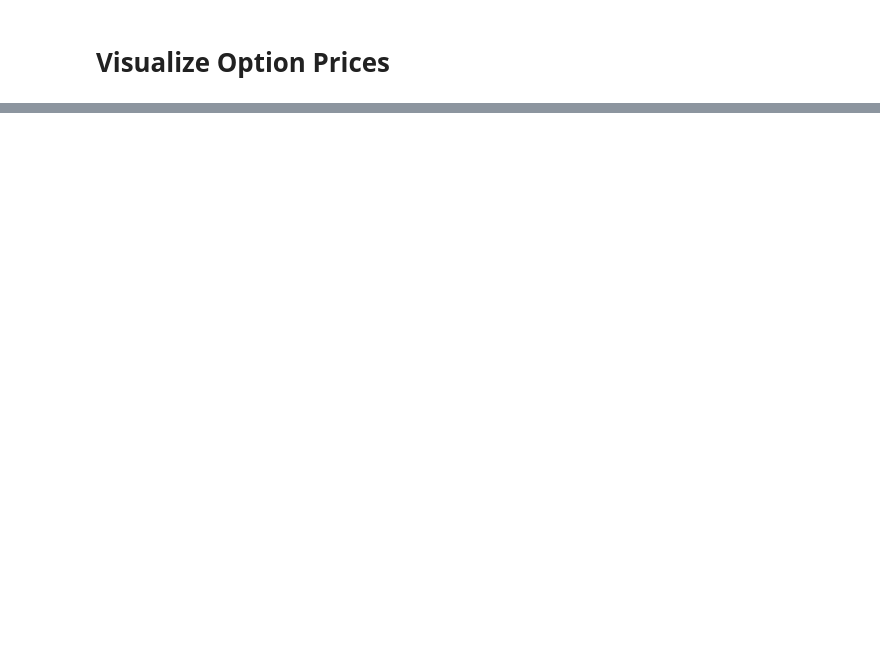
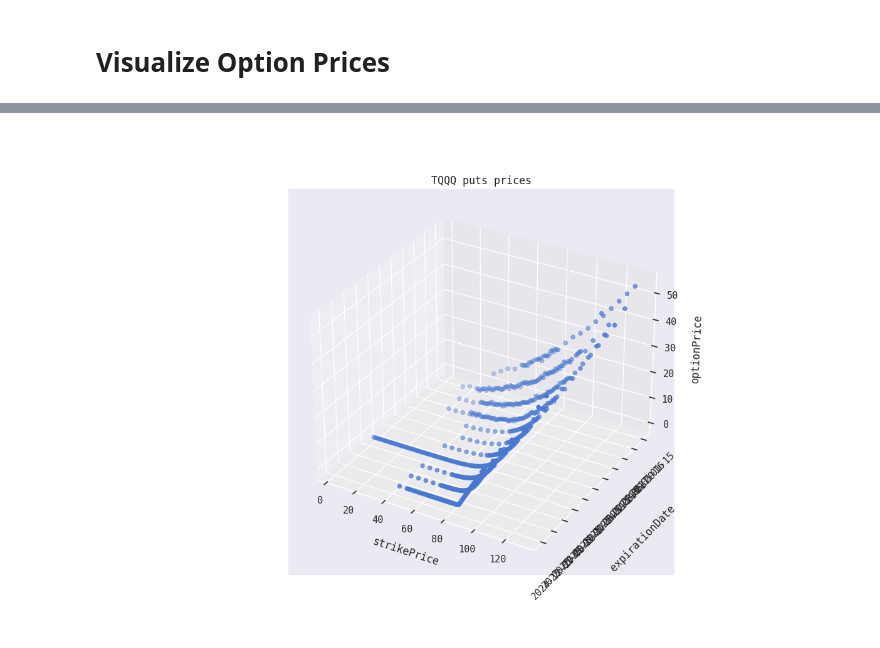
Before and after one commit to sukiboo/compare-stocks, a Jupyter notebook: options.ipynb, the cells around one changed output, grey strips where cells are left out. Cells and saved outputs as stored; diff of their text form; code cells hidden in the pictures; blank space fills up the shorter version.

```diff
--- a/options.ipynb
+++ b/options.ipynb
@@ -99,0 +136,4 @@ opt.puts[opt.expirations[-1]]
+# %%
+opt.plot_option_matrix("puts")
+# %% [output]
+[figure, added]
```
Also changed, not shown: parts of 7 cells of this notebook.
